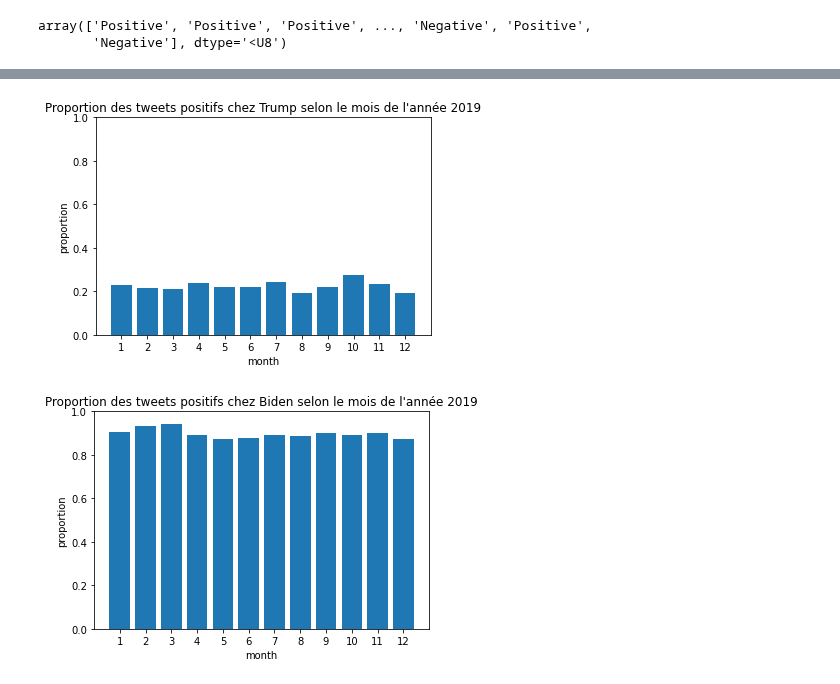
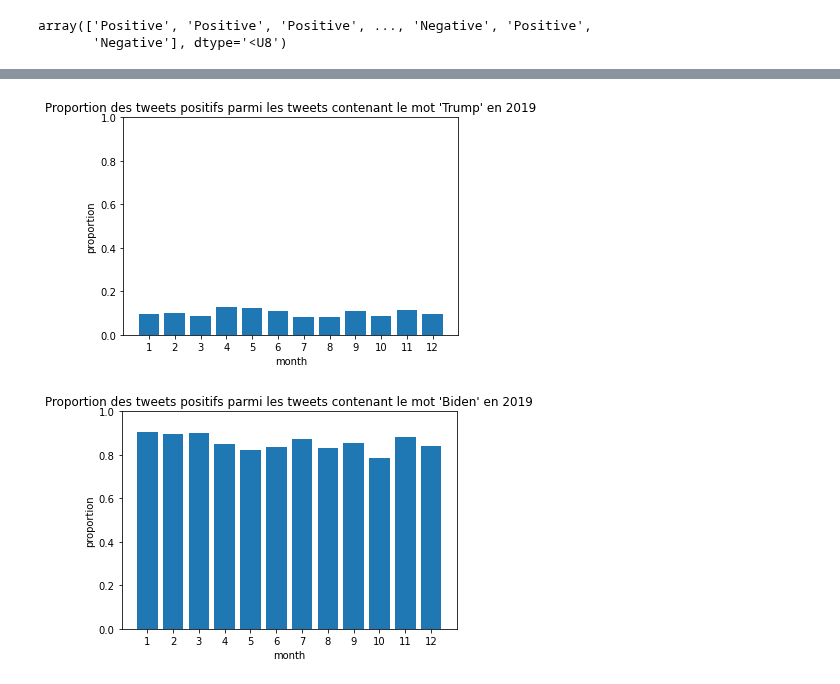
Before and after one commit to baptiste-pasquier/data_2A, a Jupyter notebook: model-semi.ipynb, the cells around one changed output, grey strips where cells are left out. Drawn from its saved outputs; the diff is of its cells as text; code cells hidden in the pictures.

```diff
--- a/model-semi.ipynb
+++ b/model-semi.ipynb
@@ -515,6 +626,11 @@ Wall time: 6.62 s
+# %%
+STOP_WORDS = False
+LEMMATIZATION = False
+NEGATION = False
+X_140, y_140, y_140_bool, X_web, X_web_cat, y_web_cat, y_web_cat_bool = data(STOP_WORDS, LEMMATIZATION, NEGATION)
 # %%
 %%time
-m = ModelisationSemi(X_140, y_140_bool, X_web, X_web_cat, y_web_cat_bool, TfidfVectorizer(max_features=6000), beta=1.5)
+m = Modelisation(X_140, y_140, X_web, X_web_cat, y_web_cat, TfidfVectorizer(max_features=6000, ngram_range=(1,2)), LogisticRegression(max_iter=500))
 m.show_conf_matrix_labeled()
 m.show_conf_matrix_unlabeled()
 # %% [output]
@@ -551,5 +648,0 @@ Wall time: 7.18 s
-# %%
-%%time
-m = Modelisation(X_140, y_140, X_web, X_web_cat, y_web_cat, TfidfVectorizer(max_features=6000), LogisticRegression())
-m.show_conf_matrix_labeled()
-m.show_conf_matrix_unlabeled()
@@ -637,23 +717,23 @@ proportion_positive_by_month('trump')
 # %%
-names = [str(i) for i in range(1,13)]
+names = [str(i) for i in range(1, 13)]
 plt.bar(names, proportion_positive_by_month('trump'))
-plt.ylim(0,1)
+plt.ylim(0, 1)
 plt.xlabel('month')
 plt.ylabel('proportion')
-plt.title("Proportion des tweets positifs chez Trump selon le mois de l'année 2019")
+plt.title("Proportion des tweets positifs parmi les tweets contenant le mot 'Trump' en 2019")
 plt.show()
 # %% [output]
-[figure, old version]
+[figure, new version]
 # %%
-names = [str(i) for i in range(1,13)]
+names = [str(i) for i in range(1, 13)]
 plt.bar(names, proportion_positive_by_month('biden'))
-plt.ylim(0,1)
+plt.ylim(0, 1)
 plt.xlabel('month')
 plt.ylabel('proportion')
-plt.title("Proportion des tweets positifs chez Biden selon le mois de l'année 2019")
+plt.title("Proportion des tweets positifs parmi les tweets contenant le mot 'Biden' en 2019")
 plt.show()
 # %% [output]
-[figure, old version]
+[figure, new version]
 # %%
 print(f"Temps d'exécution total : {time.strftime('%H:%M:%S', time.gmtime(time.time()-t))}")
 # %% [output]
```
Also changed, not shown: parts of 34 cells of this notebook.
